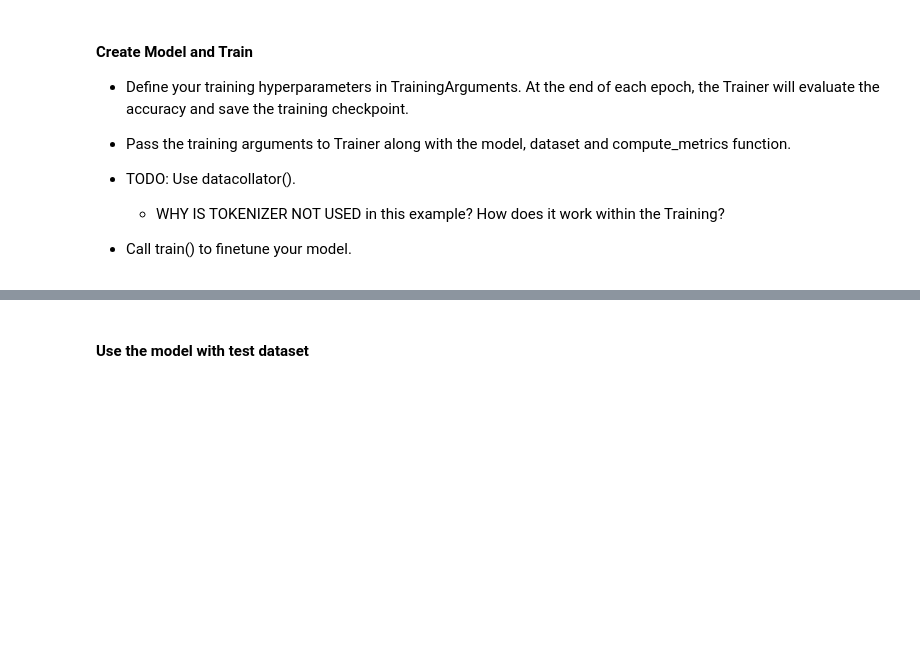
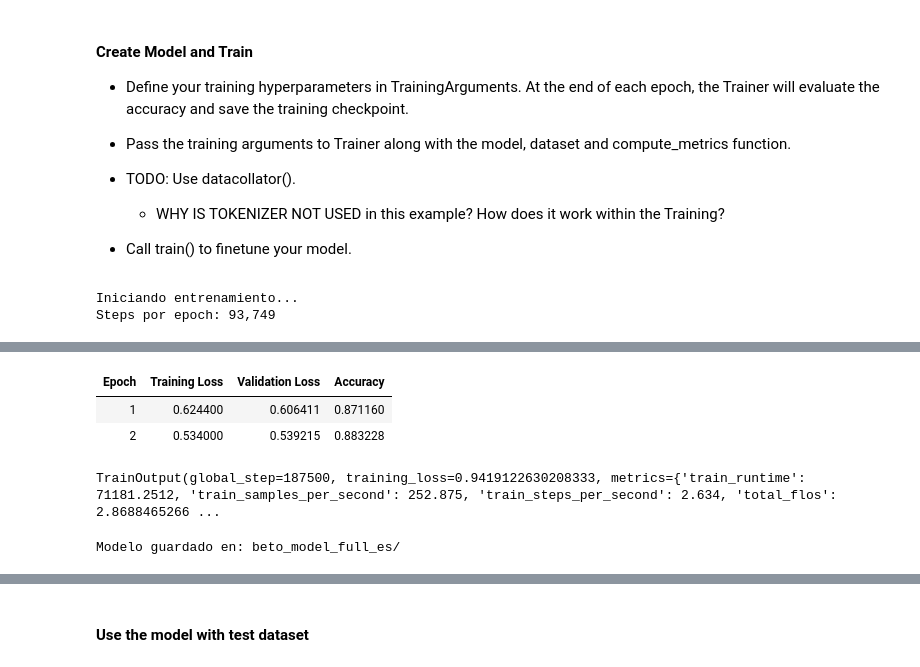
Before and after one commit to mari-fra/tp_final, a Jupyter notebook: 02_tp_final_beto_all.ipynb, the cells around one changed output, grey strips where cells are left out. Saved outputs shown, nothing was run; the diff lists cells and outputs as text; code cells hidden in the pictures; blank space fills up the shorter version.

```diff
--- a/02_tp_final_beto_all.ipynb
+++ b/02_tp_final_beto_all.ipynb
@@ -37,6 +69,22 @@ print(f"Solo español: {len(df_input):,} registros")
 # DATASET COMPLETO SIN FILTROS DE CATEGORÍAS
 df_input_full = df_input.drop(["language", "label_quality"], axis=1)
 
+# Filtro técnico: mínimo 20 ejemplos para soportar los 2 splits estratificados
+MIN_SAMPLES = 20
+
+category_counts = df_input_full['category'].value_counts()
+categories_removed = category_counts[category_counts < MIN_SAMPLES]
+
+print(f"\nCategorías eliminadas (menos de {MIN_SAMPLES} ejemplos): {len(categories_removed)}")
+if len(categories_removed) > 0:
+    print("Detalle:")
+    for cat, count in categories_removed.items():
+        print(f"  - {cat}: {count} ejemplos")
+
+valid_categories = category_counts[category_counts >= MIN_SAMPLES].index
+df_input_full = df_input_full[df_input_full['category'].isin(valid_categories)]
+
+print(f"\nRegistros después de filtro: {len(df_input_full):,}")
 print(f"Total categorías: {df_input_full['category'].nunique()}")
 
 # Split estratificado: 90% train, 5% val, 5% test
@@ -122,0 +197,14 @@ print("Preprocesamiento completo!")
+# %%
+# Guardar datasets tokenizados a disco
+train_dataset.save_to_disk("data_processed/train_tokenized")
+val_dataset.save_to_disk("data_processed/val_tokenized")
+test_dataset.save_to_disk("data_processed/test_tokenized")
+
+# También guardar los mappings de labels (son necesarios para el modelo)
+import json
+with open("data_processed/label_to_id.json", "w") as f:
+    json.dump(label_to_id, f)
+with open("data_processed/id_to_label.json", "w") as f:
+    json.dump(id_to_label, f)
+
+print("Datasets guardados!")
@@ -147,7 +237,7 @@ training_args = TrainingArguments(
     learning_rate=2e-5,
 
     # Batch sizes optimizados para RTX 3060 12GB
-    per_device_train_batch_size=16,
+    per_device_train_batch_size=48,
     per_device_eval_batch_size=32,
 
     # Gradient accumulation (efectivamente batch=32)
@@ -202,3 +292,6 @@ print("Iniciando entrenamiento...")
 print(f"Steps por epoch: {len(train_dataset) // (training_args.per_device_train_batch_size * training_args.gradient_accumulation_steps):,}")
 
 trainer.train()
+# %% [output]
+Iniciando entrenamiento...
+Steps por epoch: 93,749
@@ -205,6 +299,12 @@ trainer.train()
+| Epoch | Training Loss | Validation Loss | Accuracy |
+| 1 | 0.624400 | 0.606411 | 0.871160 |
+| 2 | 0.534000 | 0.539215 | 0.883228 |
+TrainOutput(global_step=187500, training_loss=0.9419122630208333, metrics={'train_runtime': 71181.2512, 'train_samples_per_second': 252.875, 'train_steps_per_second': 2.634, 'total_flos': 2.8688465266 ...
 # %%
 trainer.save_model("beto_model_full_es")
 print("Modelo guardado en: beto_model_full_es/")
+# %% [output]
+Modelo guardado en: beto_model_full_es/
 # %%
 print("Evaluando en test set...")
 results = trainer.evaluate(test_dataset)
```
Also changed, not shown: parts of 15 cells of this notebook, 9 other files.
